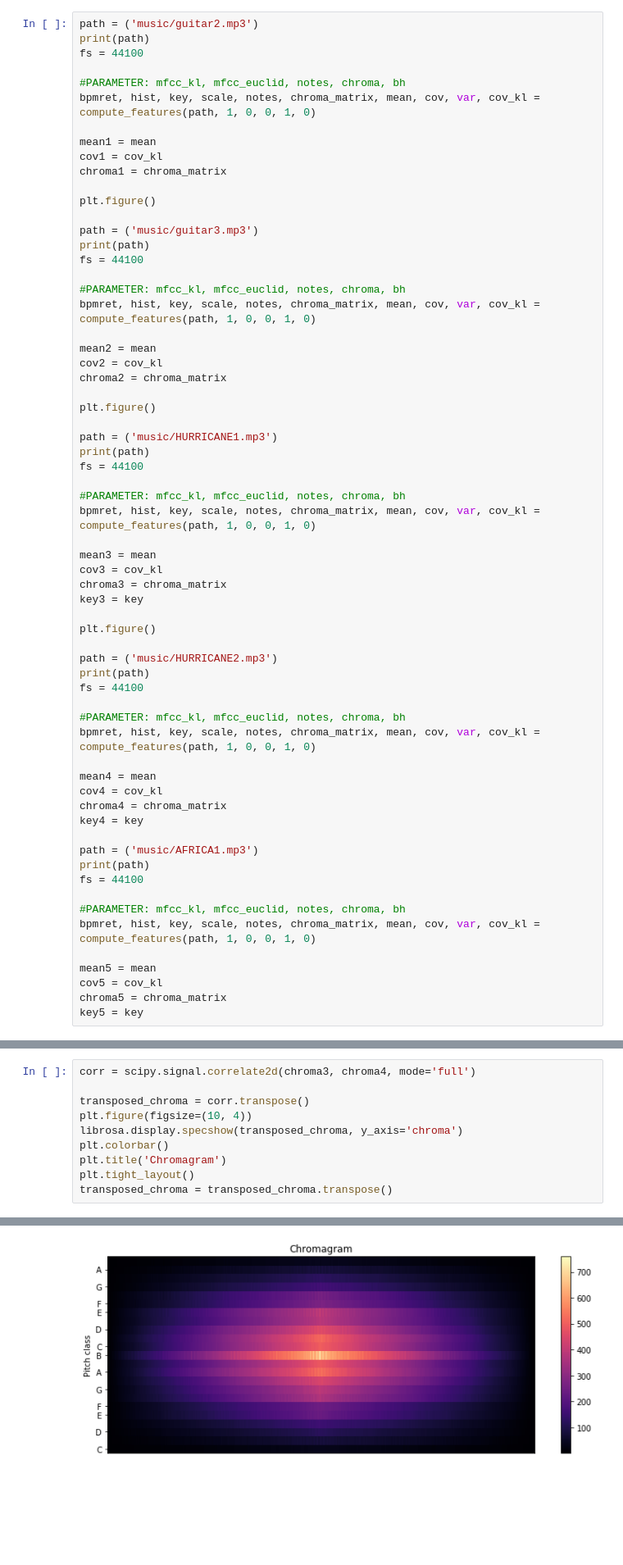
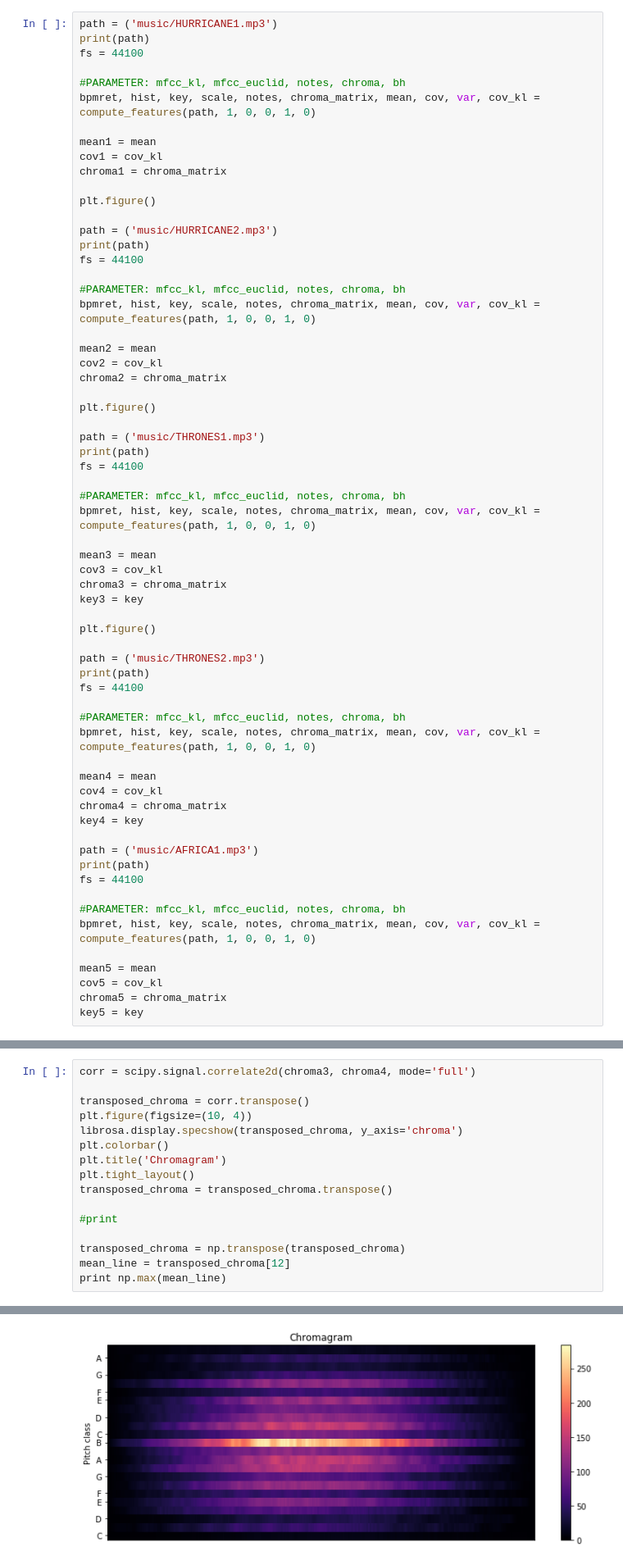
Before and after one commit to oObqpdOo/MusicSimilarity-Spark, a Jupyter notebook: Features Selectable and Similarity.ipynb, the cells around one changed output, grey strips where cells are left out. Shown: that part at 82% size. Drawn from its saved outputs; the diff is of its cells as text; blank space fills up the shorter version.

```diff
--- a/Features Selectable and Similarity.ipynb
+++ b/Features Selectable and Similarity.ipynb
@@ -545,7 +545,7 @@ minor
 [figure]
 [figure]
 # %%
-path = ('music/guitar2.mp3')
+path = ('music/HURRICANE1.mp3')
 print(path)
 fs = 44100
 
@@ -558,7 +558,7 @@ chroma1 = chroma_matrix
 
 plt.figure()
 
-path = ('music/guitar3.mp3')
+path = ('music/HURRICANE2.mp3')
 print(path)
 fs = 44100
 
@@ -571,7 +571,7 @@ chroma2 = chroma_matrix
 
 plt.figure()
 
-path = ('music/HURRICANE1.mp3')
+path = ('music/THRONES1.mp3')
 print(path)
 fs = 44100
 
@@ -585,7 +585,7 @@ key3 = key
 
 plt.figure()
 
-path = ('music/HURRICANE2.mp3')
+path = ('music/THRONES2.mp3')
 print(path)
 fs = 44100
 
@@ -747,4 +830,10 @@ plt.colorbar()
 plt.title('Chromagram')
 plt.tight_layout()
 transposed_chroma = transposed_chroma.transpose()
+
+#print
+
+transposed_chroma = np.transpose(transposed_chroma)
+mean_line = transposed_chroma[12]
+print np.max(mean_line)
 # %% [output]
@@ -758 +841 @@ transposed_chroma = transposed_chroma.transpose()
-[figure, old version]
+[figure, new version]
```
Also changed, not shown: parts of 13 cells of this notebook, 25 other files.
